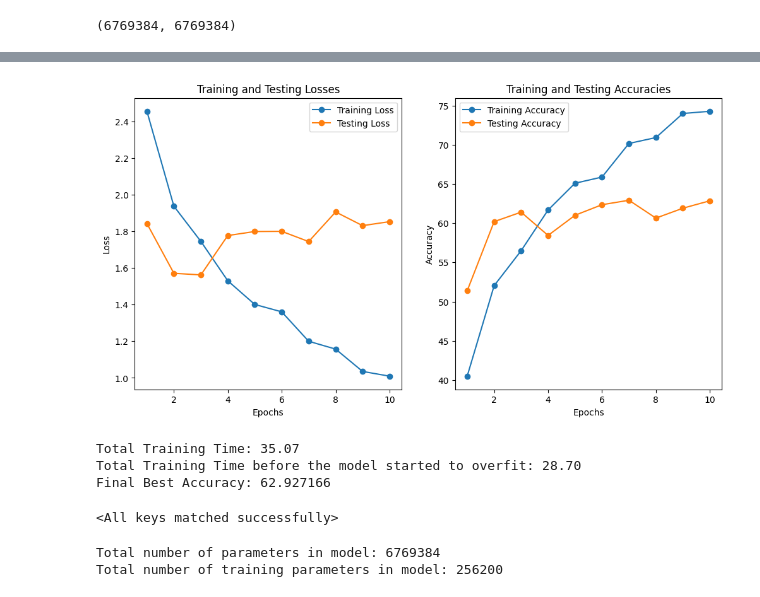
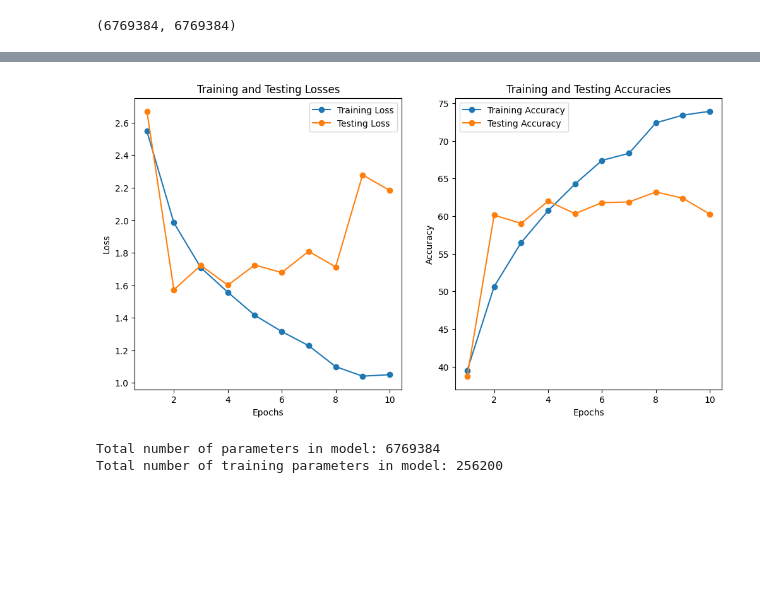
Before and after one commit to shubham282raj/CNN-Image-Classification, a Jupyter notebook: efficientnet_no_data_augmentation.ipynb, the cells around one changed output, grey strips where cells are left out. Drawn from its saved outputs; the diff is of its cells as text; code cells hidden in the pictures; blank space fills up the shorter version.

```diff
--- a/efficientnet_no_data_augmentation.ipynb
+++ b/efficientnet_no_data_augmentation.ipynb
@@ -57,7 +57,7 @@ Total number of parameters in model: 6769384
 Total number of training parameters in model: 256200
 (6769384, 256200)
 # %%
-model, checkpoint = train_model(model, num_epoch=10)
+model1, checkpoint1 = train_model(model, num_epoch=10, time_start_from=0)
 # %% [output]
 Training Started on cuda
 Epoch 1/10- - - - - - - - - -
@@ -87,7 +87,7 @@ Total number of parameters in model: 6769384
 Total number of training parameters in model: 6769384
 (6769384, 6769384)
 # %%
-model, checkpoint = train_model(model, num_epoch=10, save_checkpoint=True)
+model2, checkpoint2 = train_model(model, num_epoch=10, time_start_from=checkpoint1["time_taken"])
 # %% [output]
 Training Started on cuda
 Epoch 1/10- - - - - - - - - -
@@ -109,19 +109,4 @@ EfficientNet_checkpoint_best_acc_62.9272__epoch_10_optim_Adam_criterion_CrossEnt
-[figure, old version]
+[figure, new version]
-# %%
-time_taken = 12 + 42/60 + 22 + 22/60
-print(f"Total Training Time: {time_taken:.2f}")
-time_taken = 12 + 42/60 + 16
-print(f"Total Training Time before the model started to overfit: {time_taken:.2f}")
-print(f"Final Best Accuracy: {62.927166}")
-# %% [output]
-Total Training Time: 35.07
-Total Training Time before the model started to overfit: 28.70
-Final Best Accuracy: 62.927166
-# %%
-loaded_chckpoint = torch.load("EfficientNet_checkpoint_best_acc_62.9272__epoch_10_optim_Adam_criterion_CrossEntropyLoss.pth")
-model.load_state_dict(loaded_chckpoint["model_state"])
-# %% [output]
-<All keys matched successfully>
 # %%
 for param in model.parameters():
     param.requires_grad = False
```
Also changed, not shown: parts of 5 cells of this notebook.
